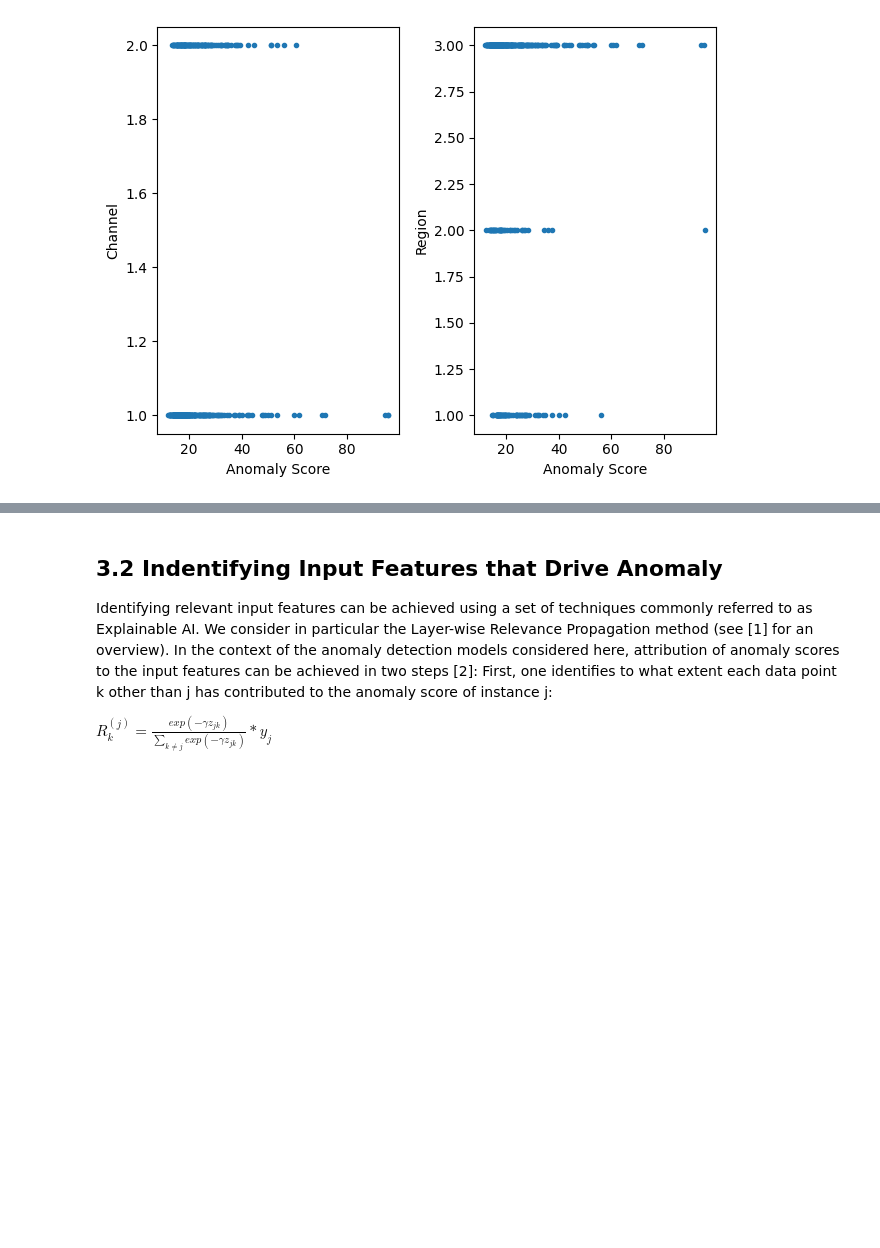
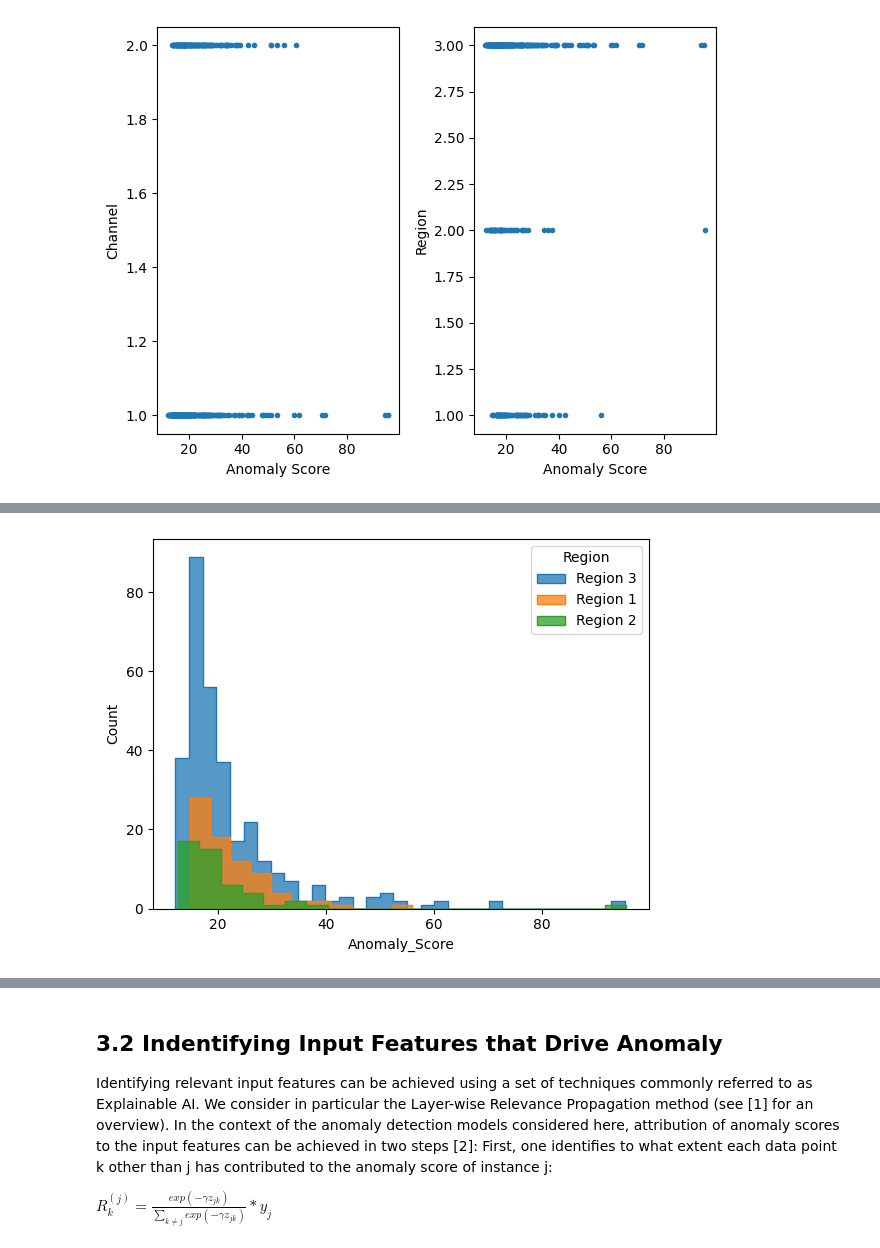
Before and after one commit to mertyaylacigit/ML-for-Data-Science, a Jupyter notebook: Part 1/Lab ML for Data Science - Part I.ipynb, the cells around one changed output, grey strips where cells are left out. Saved outputs shown, nothing was run; the diff lists cells and outputs as text; code cells hidden in the pictures; blank space fills up the shorter version.

```diff
--- a/Part 1/Lab ML for Data Science - Part I.ipynb
+++ b/Part 1/Lab ML for Data Science - Part I.ipynb
@@ -417,0 +440,4 @@ Colors: Region / Channel
+# %%
+plot_different_subsets(meta_data,"Region")
+# %% [output]
+[figure, added]
```
Also changed, not shown: parts of 17 cells of this notebook.
